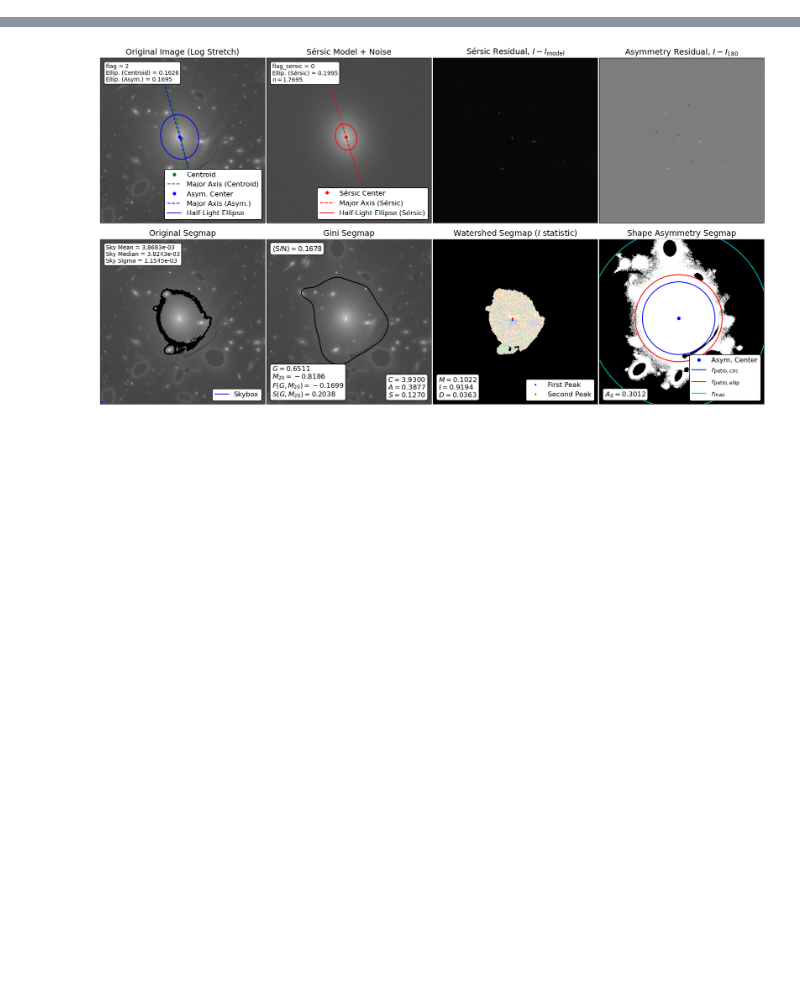
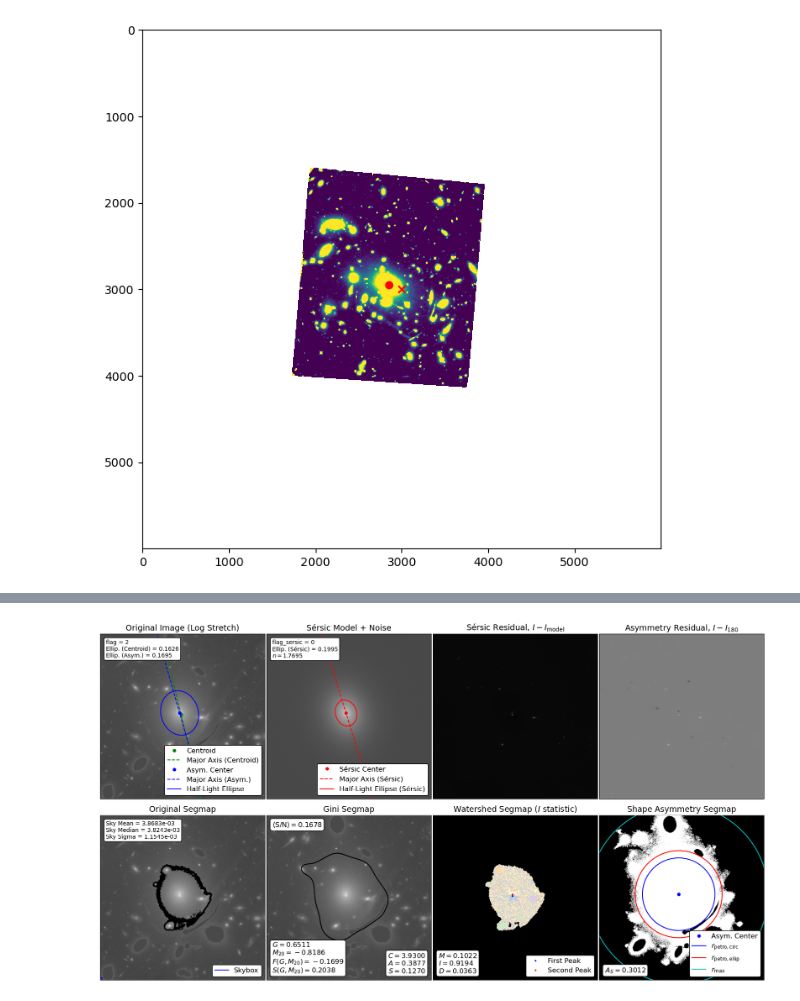
Before and after one commit to Kabelo-T/cluster_morph, a Jupyter notebook: clash.ipynb, the cells around one changed output, grey strips where cells are left out. Saved outputs shown, nothing was run; the diff lists cells and outputs as text; code cells hidden in the pictures; blank space fills up the shorter version.

```diff
--- a/clash.ipynb
+++ b/clash.ipynb
@@ -21,0 +16,6 @@ full_segmap = segmentation_map(drz, nsigma=10.)
+# %%
+drz_file = 'cluster_data/abell2537/hlsp_relics_hst_wfc3ir-60mas_abell2537_f160w_v1_drz.fits'
+cat_file = 'cluster_data/abell2537/hlsp_relics_hst_acs-wfc3ir_abell2537_multi_v1_cat.txt'
+catalog = pd.read_csv(cat_file, comment='#', sep='\s+', index_col='id')
+hdulist = fits.open(drz_file)
+drz = hdulist[0].data
@@ -21,0 +33,3 @@ full_segmap = segmentation_map(drz, nsigma=10.)
+# %%
+galaxies = catalog[catalog['stel'] < 0.05 ]
+galaxies.head()
@@ -21,0 +45,17 @@ full_segmap = segmentation_map(drz, nsigma=10.)
+# %%
+z_cluster = 0.2966
+cluster_gals = galaxies[np.abs(galaxies['zb'] - z_cluster) < 0.15]
+w = drz.shape[1]
+h = drz.shape[0]
+center = (int(w/2), int(h/2))
+bcg = cluster_gals.loc[cluster_gals['area'].idxmax()]
+# %%
+x = cluster_gals['x']
+y = cluster_gals['y']
+fig, axs = plt.subplots(figsize=(8,8))
+plots.display_img(image=drz, axs=axs)
+axs.scatter(center[0], center[1], marker='x', color='r')
+axs.scatter(bcg['x'], bcg['y'], marker='o', color='r')
+plt.show()
+# %% [output]
+[figure, added]
```
Also changed, not shown: parts of 16 cells of this notebook, 1 other file.
